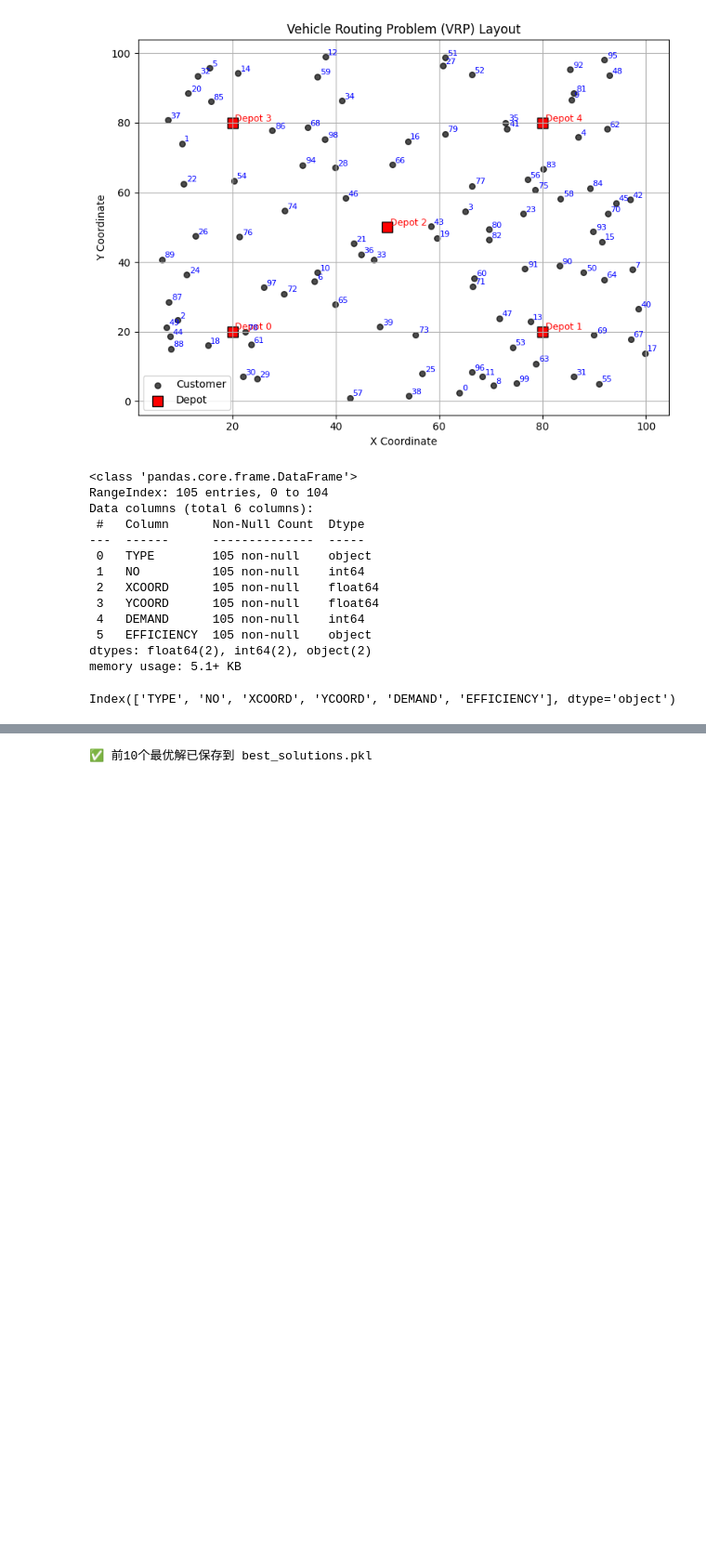
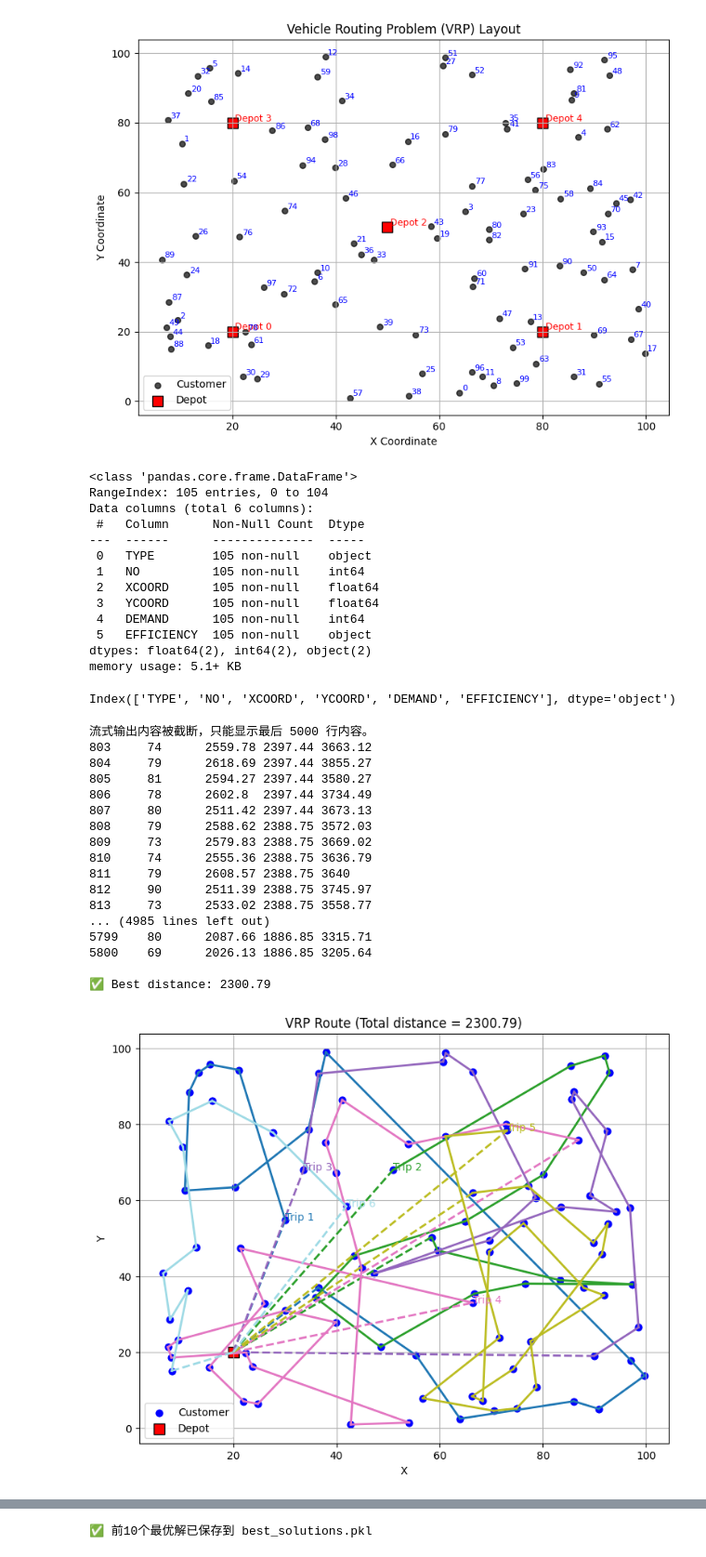
Before and after one commit to ssyss-513/MyColab, a Jupyter notebook: COMP5511/5511_a1.ipynb, the cells around one changed output, grey strips where cells are left out. Shown at 93% size. Drawn from its saved outputs; the diff is of its cells as text; code cells hidden in the pictures; blank space fills up the shorter version.

```diff
--- a/COMP5511/5511_a1.ipynb
+++ b/COMP5511/5511_a1.ipynb
@@ -316,11 +316,26 @@ toolbox.register("select", tools.selTournament, tournsize=3)
 # %% [output]
 Index(['TYPE', 'NO', 'XCOORD', 'YCOORD', 'DEMAND', 'EFFICIENCY'], dtype='object')
 # %%
+
+# -----------------------------
+# 5. 读取历史最优解（如果存在）
+# -----------------------------
+try:
+    with open("best_solutions.pkl", "rb") as f:
+        saved_solutions = pickle.load(f)
+    print(f"✅ 读取了 {len(saved_solutions)} 个历史最优解")
+    # 用保存的个体初始化种群前 N 个
+    initial_pop = [creator.Individual(sol["individual"]) for sol in saved_solutions]
+except FileNotFoundError:
+    print("⚠️ 未找到历史最优解文件，将随机初始化种群")
+    initial_pop = []
 # -----------------------------
 # 6. Run GA
 # -----------------------------
-pop = toolbox.population(n=100)
+n_random = max(0, 100 - len(initial_pop))  # 剩余个体随机生成
+pop = initial_pop + [toolbox.individual() for _ in range(n_random)]
 hof = tools.HallOfFame(1)
+hof_save = tools.HallOfFame(10)
 stats = tools.Statistics(lambda ind: ind.fitness.values)
 stats.register("avg", np.mean)
 stats.register("min", np.min)
@@ -346,30 +361,49 @@ colors = plt.cm.tab20(np.linspace(0,1,len(best_segments)))
 for i, seg in enumerate(best_segments):
     for j in range(len(seg)-1):
         x1, y1 = coords[seg[j]]
         x2, y2 = coords[seg[j+1]]
 
         # 判断路线类型
         if seg[j] == depot_no or seg[j+1] == depot_no:
             # depot 到客户 或客户回 depot
             plt.plot([x1, x2], [y1, y2], color=colors[i], lw=2, linestyle='--')
         else:
             # 客户到客户
             plt.plot([x1, x2], [y1, y2], color=colors[i], lw=2, linestyle='-')
 
     # 标记每次行程
     plt.text(coords[seg[1]][0], coords[seg[1]][1], f"Trip {i+1}", color=colors[i])
 
 # 添加图例，说明虚线和实线
 from matplotlib.lines import Line2D
 legend_elements = [
     Line2D([0], [0], color='black', lw=2, linestyle='-', label='Customer → Customer'),
     Line2D([0], [0], color='black', lw=2, linestyle='--', label='Depot → Customer / Customer → Depot')
 ]
 plt.legend(handles=legend_elements + plt.gca().get_legend_handles_labels()[0])
 
 plt.title(f"VRP Route (Total distance = {best_val[0]:.2f})")
 plt.xlabel("X")
 plt.ylabel("Y")
 plt.legend()
 plt.grid(True)
 plt.show()
+# %% [output]
+流式输出内容被截断，只能显示最后 5000 行内容。
+803     74      2559.78 2397.44 3663.12
+804     79      2618.69 2397.44 3855.27
+805     81      2594.27 2397.44 3580.27
+806     78      2602.8  2397.44 3734.49
+807     80      2511.42 2397.44 3673.13
+808     79      2588.62 2388.75 3572.03
+809     73      2579.83 2388.75 3669.02
+810     74      2555.36 2388.75 3636.79
+811     79      2608.57 2388.75 3640
+812     90      2511.39 2388.75 3745.97
+813     73      2533.02 2388.75 3558.77
+... (4985 lines left out)
+5799    80      2087.66 1886.85 3315.71
+5800    69      2026.13 1886.85 3205.64
+
+✅ Best distance: 2300.79
+[figure, added]
```
Also changed, not shown: parts of 3 cells of this notebook.
